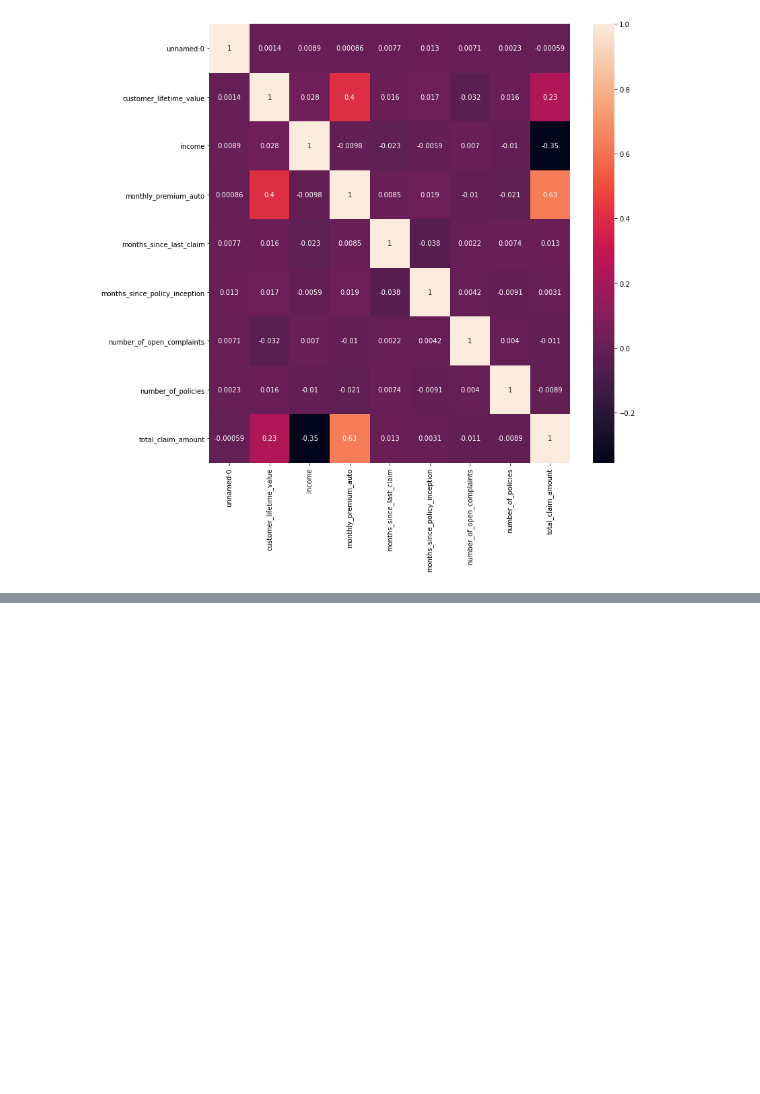
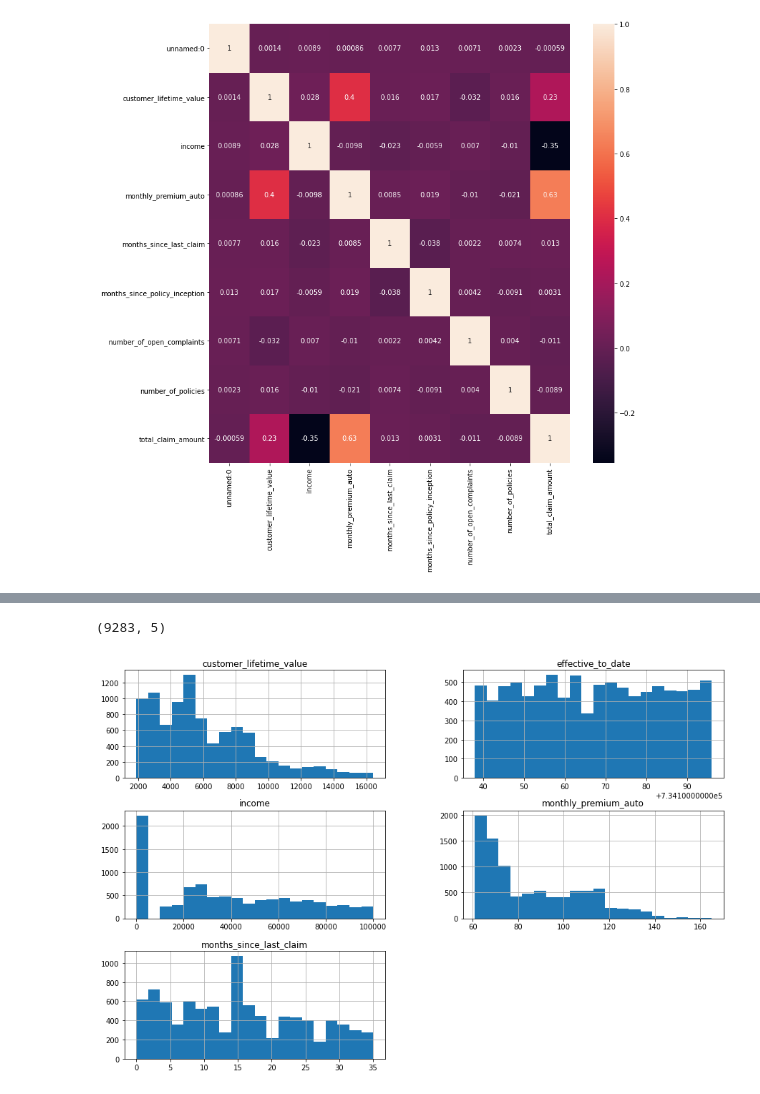
Before and after one commit to UmmuDem/Customer-Analysis-Round-1, a Jupyter notebook: lab-customer-analysis-round-2-3-4.ipynb, the cells around one changed output, grey strips where cells are left out. Saved outputs shown, nothing was run; the diff lists cells and outputs as text; code cells hidden in the pictures; blank space fills up the shorter version.

```diff
--- a/lab-customer-analysis-round-2-3-4.ipynb
+++ b/lab-customer-analysis-round-2-3-4.ipynb
@@ -298,0 +313,2 @@ sns.heatmap(correlations_matrix,annot= True)
+# %%
+data['effective_to_date'] = data['effective_to_date'].apply(lambda x: x.toordinal())
@@ -298,0 +317,17 @@ sns.heatmap(correlations_matrix,annot= True)
+# %%
+new_data = data.drop(['number_of_open_complaints','unnamed:0','months_since_policy_inception','number_of_policies','month','customer'],axis = 1) #independent variables /features
+new_numerical = new_data._get_numeric_data()
+
+for x in new_numerical.columns:
+    q_1 = np.percentile(new_data[x],25)
+    q_3 = np.percentile(new_data[x],75)
+    iqr = q_3 - q_1
+
+    lower_limit = q_1-(1.5)*iqr
+    upper_limit = q_3+(1.5)*iqr
+    number_of_lower_outliers = len(new_data[new_data[x]<lower_limit])
+    number_of_upper_outliers = len(new_data[new_data[x]> upper_limit])
+    print('The number of lower outliers of data[{}] is {}.'.format(x,number_of_lower_outliers))
+    print('The number of upper outliers of data[{}] is {}.'.format(x,number_of_upper_outliers))
+    new_data = new_data[(new_data[x] >= lower_limit) & (new_data[x]<= upper_limit)]
+    print(new_data.shape)
@@ -298,0 +355,12 @@ sns.heatmap(correlations_matrix,annot= True)
+# %%
+X = new_data.drop(['total_claim_amount'],axis = 1) #independent variables /features
+# %%
+X_num = X.select_dtypes(include = np.number)
+X_num.head()
+X_num.shape
+# %% [output]
+(9283, 5)
+# %%
+X.hist(bins=20,figsize=(15, 10), layout=(3, 2));
+# %% [output]
+[figure, added]
```
Also changed, not shown: parts of 50 cells of this notebook.
